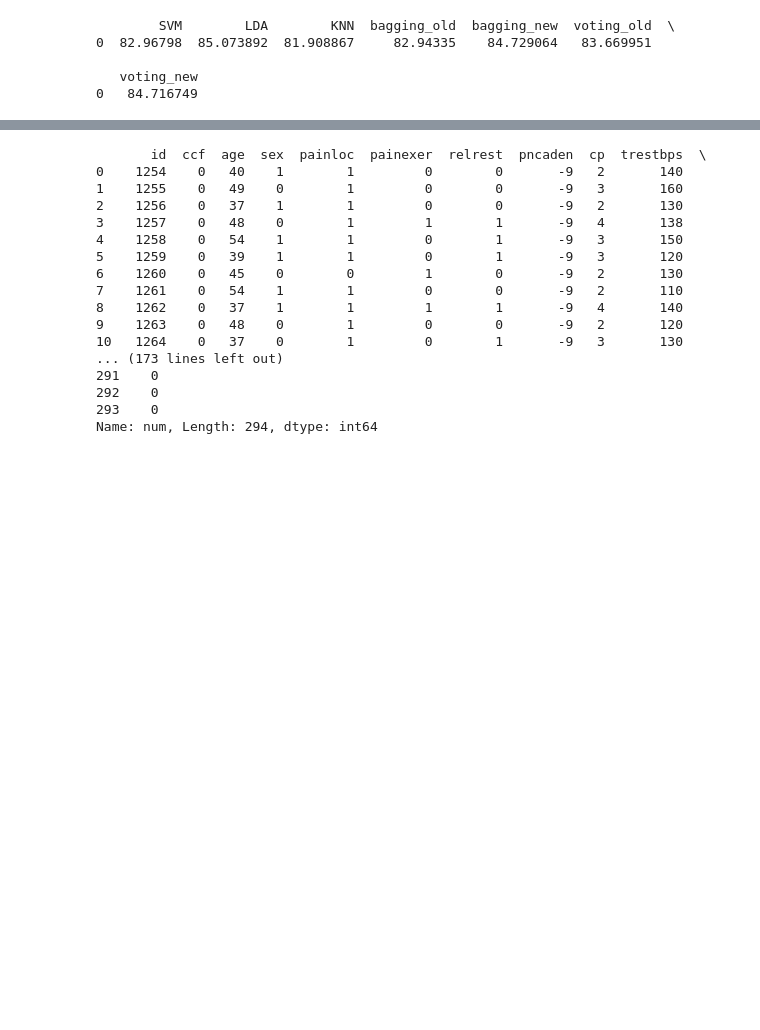
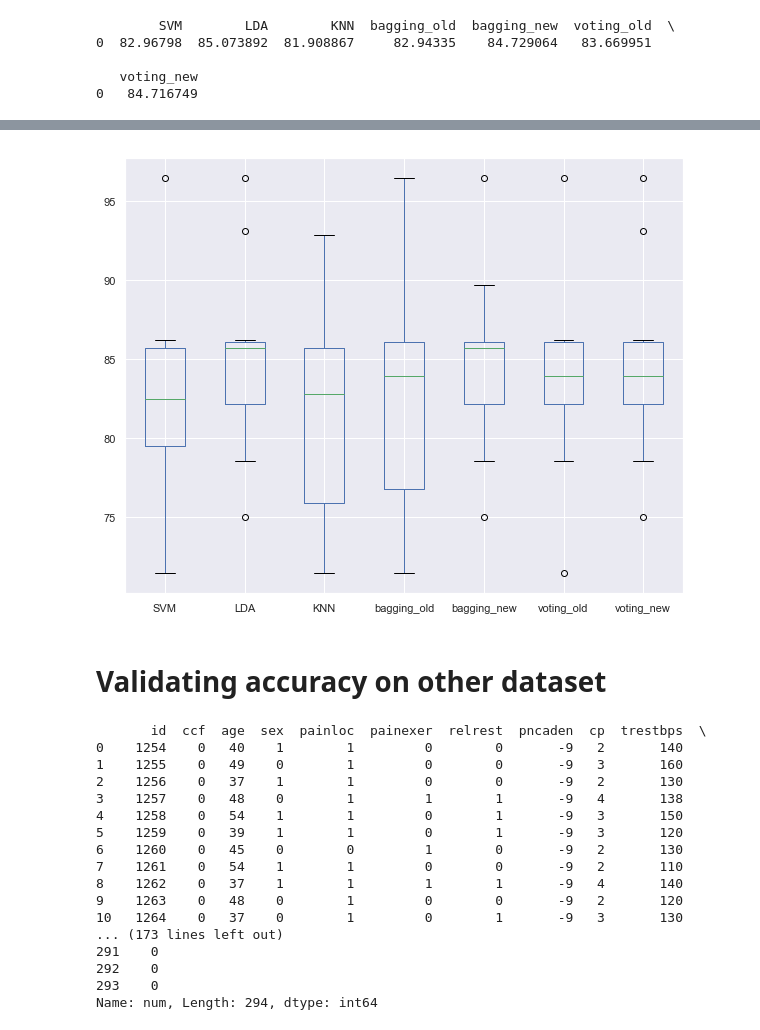
Before and after one commit to zhihao0040/CADPrediction, a Jupyter notebook: ClassificationProblemTransform.ipynb, the cells around one changed output, grey strips where cells are left out. Drawn from its saved outputs; the diff is of its cells as text; code cells hidden in the pictures; blank space fills up the shorter version.

Commit message:
Updated ClassificationProblemTransform to have AUCROC and show plots/graphs

```diff
--- a/ClassificationProblemTransform.ipynb
+++ b/ClassificationProblemTransform.ipynb
@@ -1004,0 +1003,4 @@ print(results_df)
+# %%
+accuracy_boxplot_dict = {'SVM': svm_accuracy_model, 'LDA': lda_accuracy_model, 'KNN': knn_accuracy_model, 'bagging_old': bagging_old_data_accuracy_model, 'bagging_new':bagging_intermediate_data_accuracy_model, 'voting_old':voting_old_data_accuracy_model, 'voting_new':voting_intermediate_data_accuracy_model}
+# %%
+boxplot_df = pd.DataFrame(accuracy_boxplot_dict)
@@ -1005,3 +1027,9 @@ print(results_df)
+# %%
+accuracy_boxplot = boxplot_df.boxplot(figsize=(10,8))
+# %% [output]
+[figure, added]
+# %% [markdown]
+# Validating accuracy on other dataset
 # %%
 # fname = "C:\\Users\\jinhan laptop\\Desktop\\FIT\\FIT3162\\Assignment\\Data_Files\\updated_cleveland.data.xlsx"
 # fname = "C:\\Users\\61491\\Desktop\\FIT\\FIT3162\\Assignment\\Data_Files\\updated_hungarian.xlsx"
```
Also changed, not shown: parts of 39 cells of this notebook, 1 other file.
